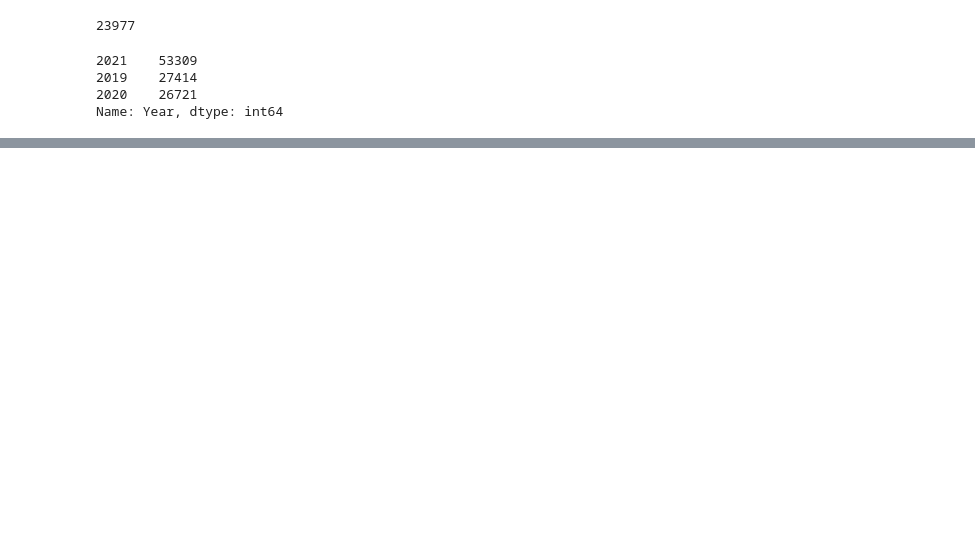
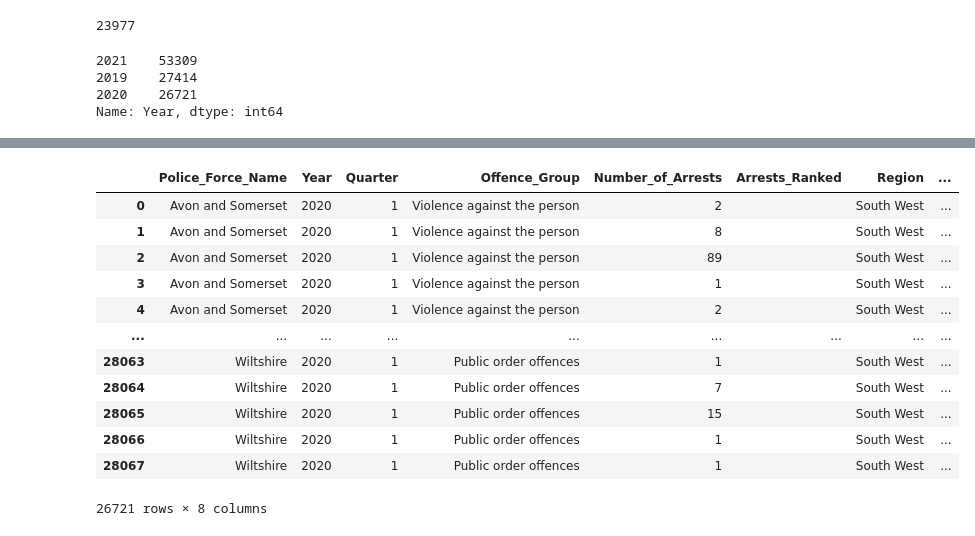
Before and after one commit to elliot-linsey/QMUL, a Jupyter notebook: EOY Project/Untitled3.ipynb, the cells around one changed output, grey strips where cells are left out. Drawn from its saved outputs; the diff is of its cells as text; code cells hidden in the pictures; blank space fills up the shorter version.

```diff
--- a/EOY Project/Untitled3.ipynb
+++ b/EOY Project/Untitled3.ipynb
@@ -244,0 +263,16 @@ Name: Year, dtype: int64
+# %%
+df[(df.Year == 2020) & (df.Quarter == 1)]
+# %% [output]
+|  | Police_Force_Name | Year | Quarter | Offence_Group | Number_of_Arrests | Arrests_Ranked | Region | ... |
+| 0 | Avon and Somerset | 2020 | 1 | Violence against the person | 2 |  | South West | ... |
+| 1 | Avon and Somerset | 2020 | 1 | Violence against the person | 8 |  | South West | ... |
+| 2 | Avon and Somerset | 2020 | 1 | Violence against the person | 89 |  | South West | ... |
+| 3 | Avon and Somerset | 2020 | 1 | Violence against the person | 1 |  | South West | ... |
+| 4 | Avon and Somerset | 2020 | 1 | Violence against the person | 2 |  | South West | ... |
+| ... | ... | ... | ... | ... | ... | ... | ... | ... |
+| 28063 | Wiltshire | 2020 | 1 | Public order offences | 1 |  | South West | ... |
+| 28064 | Wiltshire | 2020 | 1 | Public order offences | 7 |  | South West | ... |
+| 28065 | Wiltshire | 2020 | 1 | Public order offences | 15 |  | South West | ... |
+| 28066 | Wiltshire | 2020 | 1 | Public order offences | 1 |  | South West | ... |
+| 28067 | Wiltshire | 2020 | 1 | Public order offences | 1 |  | South West | ... |
+26721 rows × 8 columns
```
Also changed, not shown: parts of 3 cells of this notebook, 1 other file.
